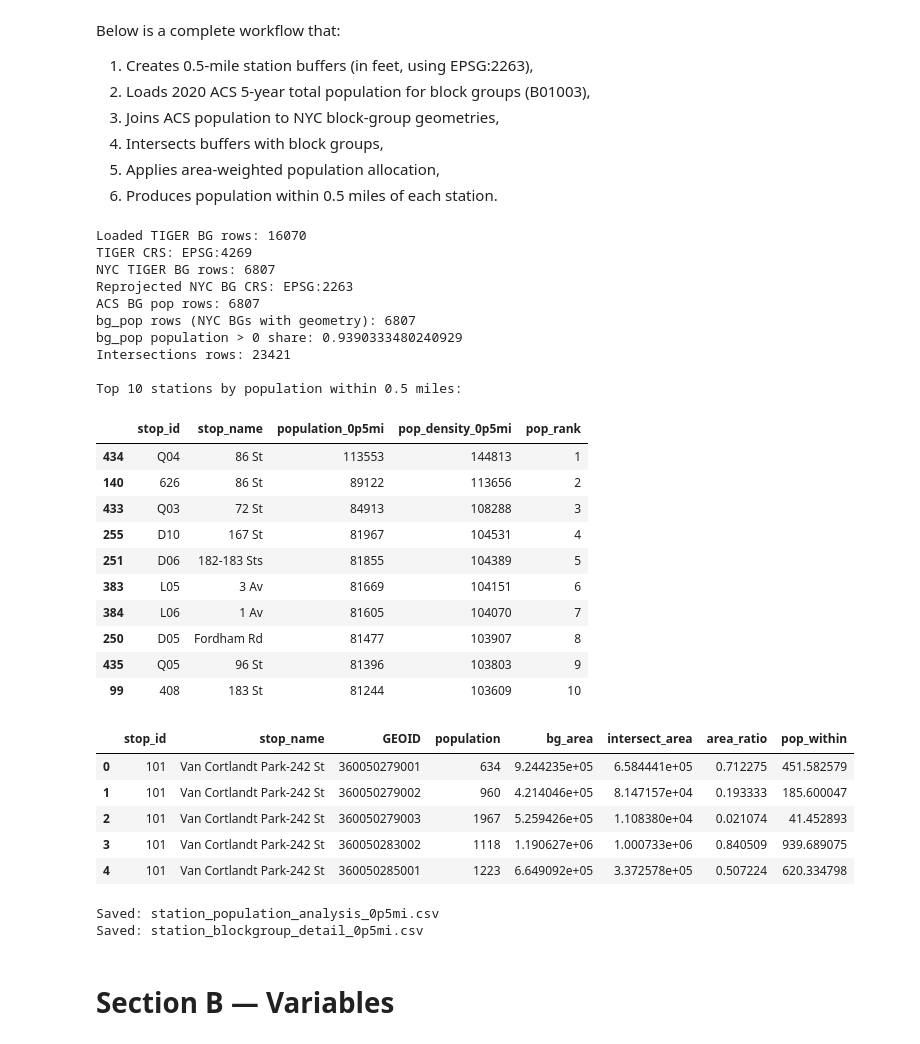
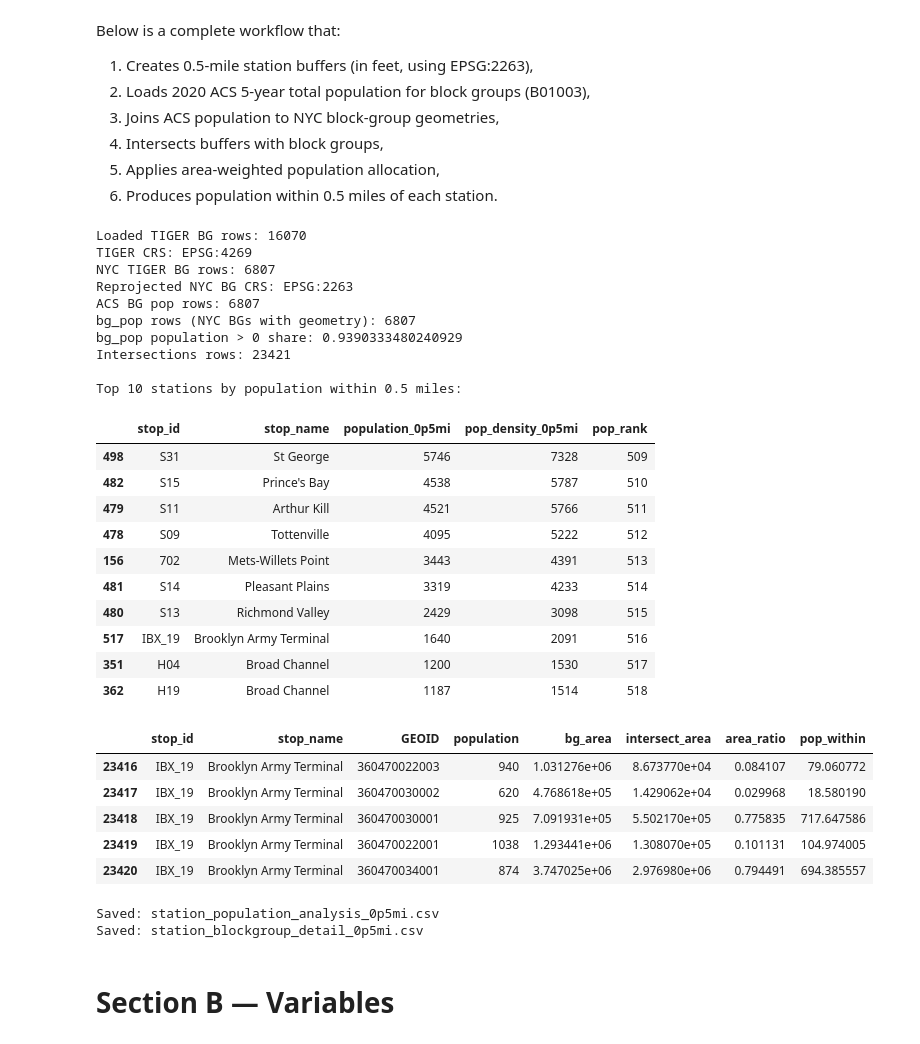
Before and after one commit to hawa1983/Capstone, a Jupyter notebook: ibx_capstone.ipynb, the cells around one changed output. Drawn from its saved outputs; the diff is of its cells as text; code cells hidden in the pictures.

```diff
--- a/ibx_capstone.ipynb
+++ b/ibx_capstone.ipynb
@@ -813,7 +859,7 @@ print("\nTop 10 stations by population within 0.5 miles:")
 display(
     station_buffers_sorted[
         ["stop_id", "stop_name", "population_0p5mi", "pop_density_0p5mi", "pop_rank"]
-    ].head(10)
+    ].tail(10)
 )
 
 # -----------------------------
@@ -821,50 +867,50 @@ display(
 # -----------------------------
 station_bg_detail = intersections.copy()
 
 detail_cols = [c for c in [
     "stop_id", "stop_name",
     "GEOID",
     "population", "bg_area", "intersect_area", "area_ratio", "pop_within"
 ] if c in station_bg_detail.columns]
 
-display(station_bg_detail[detail_cols].head())
+display(station_bg_detail[detail_cols].tail())
 
 # -----------------------------
 # 11) Save outputs
 # -----------------------------
 station_buffers.to_csv("station_population_analysis_0p5mi.csv", index=False)
 station_bg_detail.to_csv("station_blockgroup_detail_0p5mi.csv", index=False)
 
 print("\nSaved: station_population_analysis_0p5mi.csv")
 print("Saved: station_blockgroup_detail_0p5mi.csv")
 # %% [output]
 Loaded TIGER BG rows: 16070
 TIGER CRS: EPSG:4269
 NYC TIGER BG rows: 6807
 Reprojected NYC BG CRS: EPSG:2263
 ACS BG pop rows: 6807
 bg_pop rows (NYC BGs with geometry): 6807
 bg_pop population > 0 share: 0.9390333480240929
 Intersections rows: 23421
 
 Top 10 stations by population within 0.5 miles:
 |  | stop_id | stop_name | population_0p5mi | pop_density_0p5mi | pop_rank |
-| 434 | Q04 | 86 St | 113553 | 144813 | 1 |
-| 140 | 626 | 86 St | 89122 | 113656 | 2 |
-| 433 | Q03 | 72 St | 84913 | 108288 | 3 |
-| 255 | D10 | 167 St | 81967 | 104531 | 4 |
-| 251 | D06 | 182-183 Sts | 81855 | 104389 | 5 |
-| 383 | L05 | 3 Av | 81669 | 104151 | 6 |
-| 384 | L06 | 1 Av | 81605 | 104070 | 7 |
-| 250 | D05 | Fordham Rd | 81477 | 103907 | 8 |
-| 435 | Q05 | 96 St | 81396 | 103803 | 9 |
-| 99 | 408 | 183 St | 81244 | 103609 | 10 |
+| 498 | S31 | St George | 5746 | 7328 | 509 |
+| 482 | S15 | Prince's Bay | 4538 | 5787 | 510 |
+| 479 | S11 | Arthur Kill | 4521 | 5766 | 511 |
+| 478 | S09 | Tottenville | 4095 | 5222 | 512 |
+| 156 | 702 | Mets-Willets Point | 3443 | 4391 | 513 |
+| 481 | S14 | Pleasant Plains | 3319 | 4233 | 514 |
+| 480 | S13 | Richmond Valley | 2429 | 3098 | 515 |
+| 517 | IBX_19 | Brooklyn Army Terminal | 1640 | 2091 | 516 |
+| 351 | H04 | Broad Channel | 1200 | 1530 | 517 |
+| 362 | H19 | Broad Channel | 1187 | 1514 | 518 |
 |  | stop_id | stop_name | GEOID | population | bg_area | intersect_area | area_ratio | pop_within |
-| 0 | 101 | Van Cortlandt Park-242 St | 360050279001 | 634 | 9.244235e+05 | 6.584441e+05 | 0.712275 | 451.582579 |
-| 1 | 101 | Van Cortlandt Park-242 St | 360050279002 | 960 | 4.214046e+05 | 8.147157e+04 | 0.193333 | 185.600047 |
-| 2 | 101 | Van Cortlandt Park-242 St | 360050279003 | 1967 | 5.259426e+05 | 1.108380e+04 | 0.021074 | 41.452893 |
-| 3 | 101 | Van Cortlandt Park-242 St | 360050283002 | 1118 | 1.190627e+06 | 1.000733e+06 | 0.840509 | 939.689075 |
-| 4 | 101 | Van Cortlandt Park-242 St | 360050285001 | 1223 | 6.649092e+05 | 3.372578e+05 | 0.507224 | 620.334798 |
+| 23416 | IBX_19 | Brooklyn Army Terminal | 360470022003 | 940 | 1.031276e+06 | 8.673770e+04 | 0.084107 | 79.060772 |
+| 23417 | IBX_19 | Brooklyn Army Terminal | 360470030002 | 620 | 4.768618e+05 | 1.429062e+04 | 0.029968 | 18.580190 |
+| 23418 | IBX_19 | Brooklyn Army Terminal | 360470030001 | 925 | 7.091931e+05 | 5.502170e+05 | 0.775835 | 717.647586 |
+| 23419 | IBX_19 | Brooklyn Army Terminal | 360470022001 | 1038 | 1.293441e+06 | 1.308070e+05 | 0.101131 | 104.974005 |
+| 23420 | IBX_19 | Brooklyn Army Terminal | 360470034001 | 874 | 3.747025e+06 | 2.976980e+06 | 0.794491 | 694.385557 |
 Saved: station_population_analysis_0p5mi.csv
 Saved: station_blockgroup_detail_0p5mi.csv
 # %% [markdown]
```
Also changed, not shown: parts of 4 cells of this notebook.
